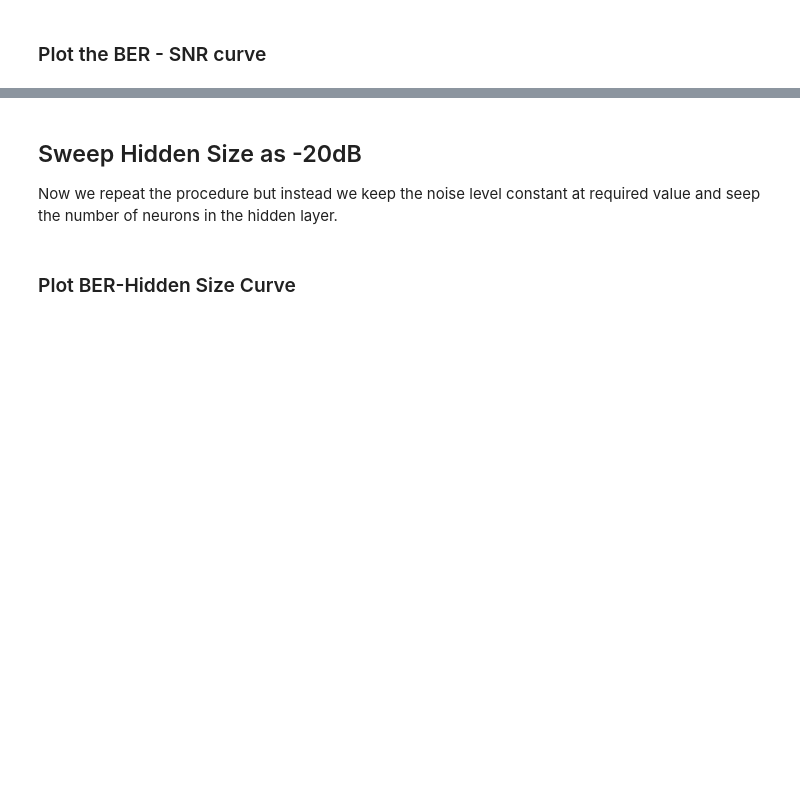
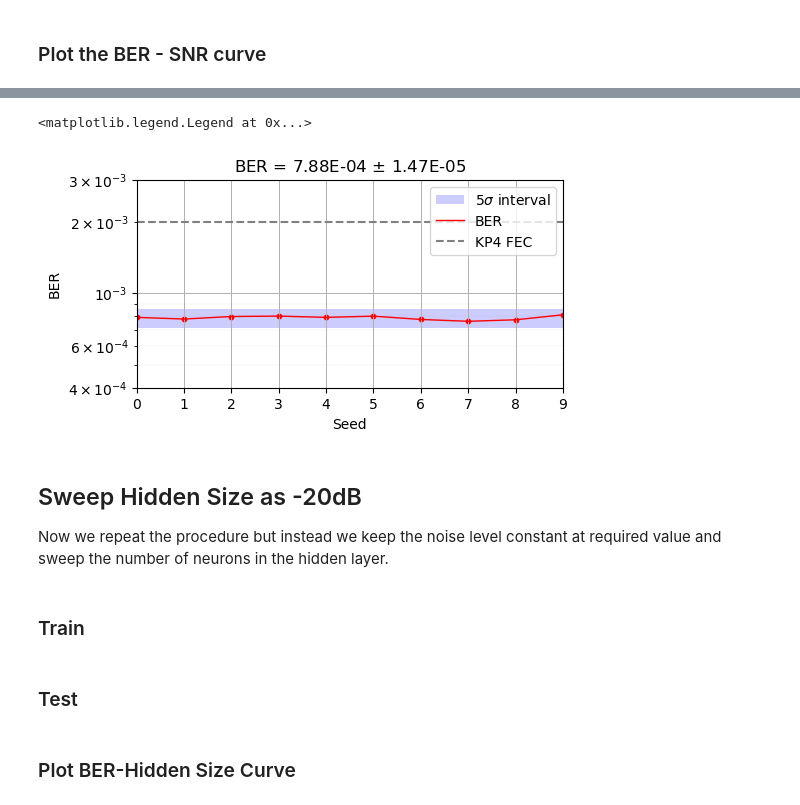
Before and after one commit to imdd-task/imdd-task, a Jupyter notebook: examples/LCD_Task.ipynb, the cells around one changed output, grey strips where cells are left out. Cells and saved outputs as stored; diff of their text form; code cells hidden in the pictures; blank space fills up the shorter version.

```diff
--- a/examples/LCD_Task.ipynb
+++ b/examples/LCD_Task.ipynb
@@ -477,4 +549,29 @@ plt.savefig("../results/snr/ber_snr.png")
+# %%
+data = np.load(data_dir / "test_bers_20dB.npy")
+
+fig, axs = plt.subplots(ncols=1, figsize=(5.5, 2.7))
+axs.set_ylabel("BER")
+axs.set_xlabel("Seed")
+axs.set_yscale("log")
+axs.set_ylim(4e-4, 3e-3)
+axs.set_xlim(0, 9)
+axs.grid(which="minor", lw=0.2, ls=":")
+axs.grid(which="major", lw=0.7)
+axs.set_xticks(np.arange(10))
+axs.set_yticks([4e-4, 1e-3, 3e-3])
+axs.fill_between(
+    np.arange(10),
+    np.full(10, data.mean()) - 5 * data.std(),
+    np.full(10, data.mean()) + 5 * data.std(), lw=1, facecolor="blue", alpha=0.2, label=r"$5\sigma$ interval")
+axs.plot(np.arange(10), data, lw=1, color="red", label=r"BER")
+axs.scatter(np.arange(10), data, color="red", s=10)
+axs.hlines(2e-3, 0, 9, color="grey", ls="--", label="KP4 FEC")
+axs.set_title(f"BER = {data.mean():.2E} $\pm$ {data.std():.2E}")
+axs.legend()
+# %% [output]
+<matplotlib.legend.Legend at 0x...>
+[figure, added]
 # %% [markdown]
 ## Sweep Hidden Size as -20dB
 
-Now we repeat the procedure but instead we keep the noise level constant at required value and seep the number of neurons in the hidden layer.
+Now we repeat the procedure but instead we keep the noise level constant at required value and sweep the number of neurons in the hidden layer.
@@ -481 +584,3 @@ Now we repeat the procedure but instead we keep the noise level constant at requ
+# %% [markdown]
+### Train
 # %%
@@ -551,6 +645,8 @@ for n_hidden in [5, 10, 15, 20, 30, 40, 60, 100]:
                 print(f"Epoch={epoch}, val_loss={val_loss:.4f}, "
                     + f"val_ber={val_ber:.7f}, val_acc={val_acc:.4f}, "
                     + f"n_false={n_false}")
+# %% [markdown]
+### Test
 # %%
 # Test demapper on independent data for different hidden sizes
 datas = np.zeros((8, 5))
```
Also changed, not shown: parts of 36 cells of this notebook, 2 other files.
